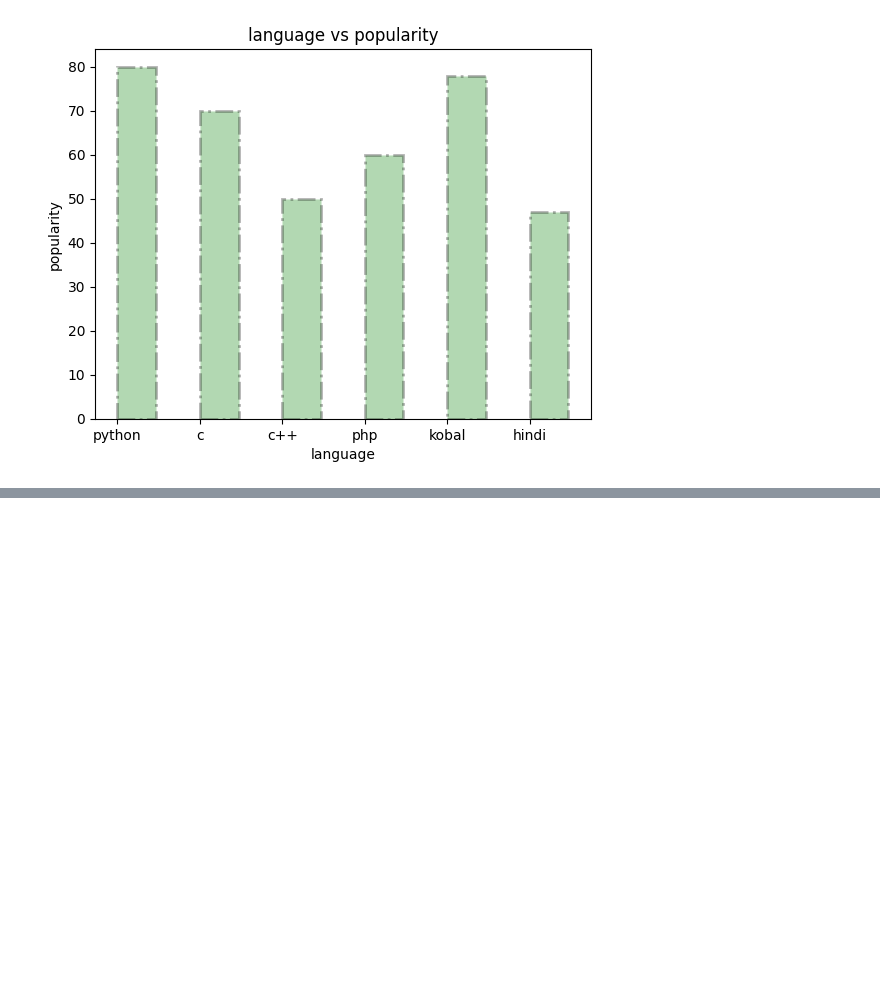
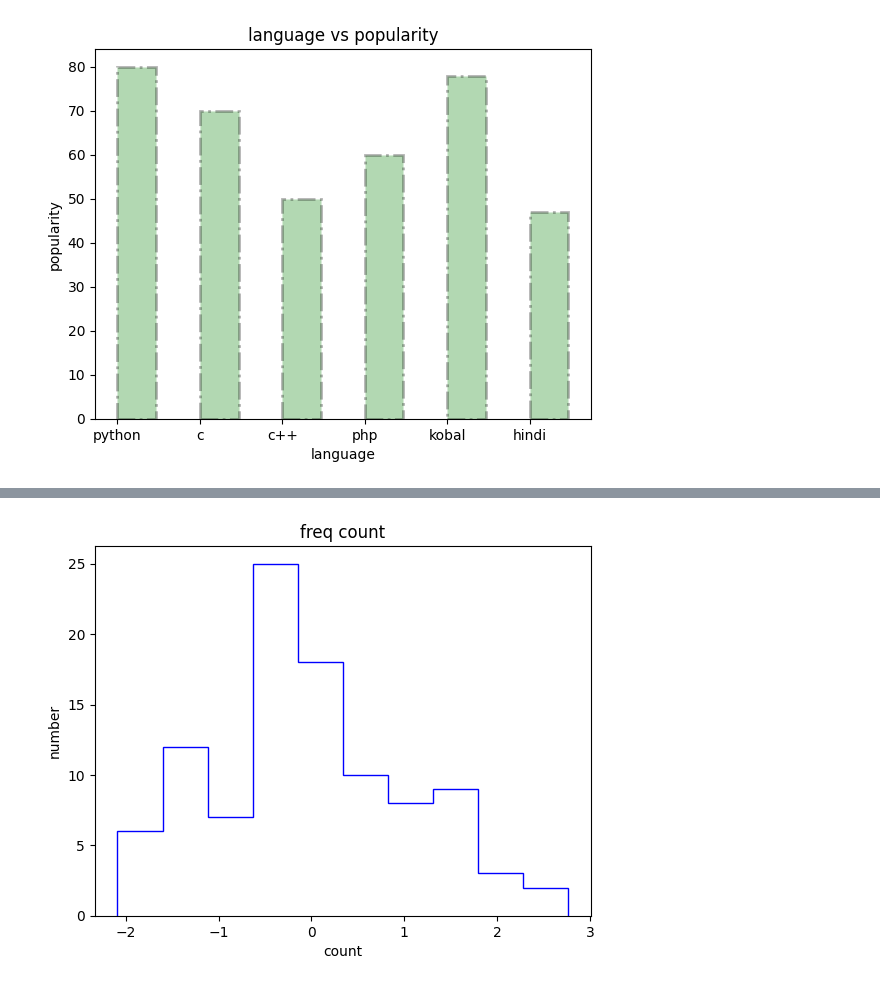
Before and after one commit to devendrapandey2005/DSA-.PY, a Jupyter notebook: data_visualization_for_training_7th_sem.ipynb, the cells around one changed output, grey strips where cells are left out. Saved outputs shown, nothing was run; the diff lists cells and outputs as text; code cells hidden in the pictures; blank space fills up the shorter version.

```diff
--- a/data_visualization_for_training_7th_sem.ipynb
+++ b/data_visualization_for_training_7th_sem.ipynb
@@ -213,0 +222,8 @@ plt.show()
+# %%
+plt.hist(number,color ='green',edgecolor = 'blue',histtype = 'step')
+plt.title('freq count')
+plt.xlabel('count')
+plt.ylabel('number')
+plt.show()
+# %% [output]
+[figure, added]
```
Also changed, not shown: parts of 53 cells of this notebook.
